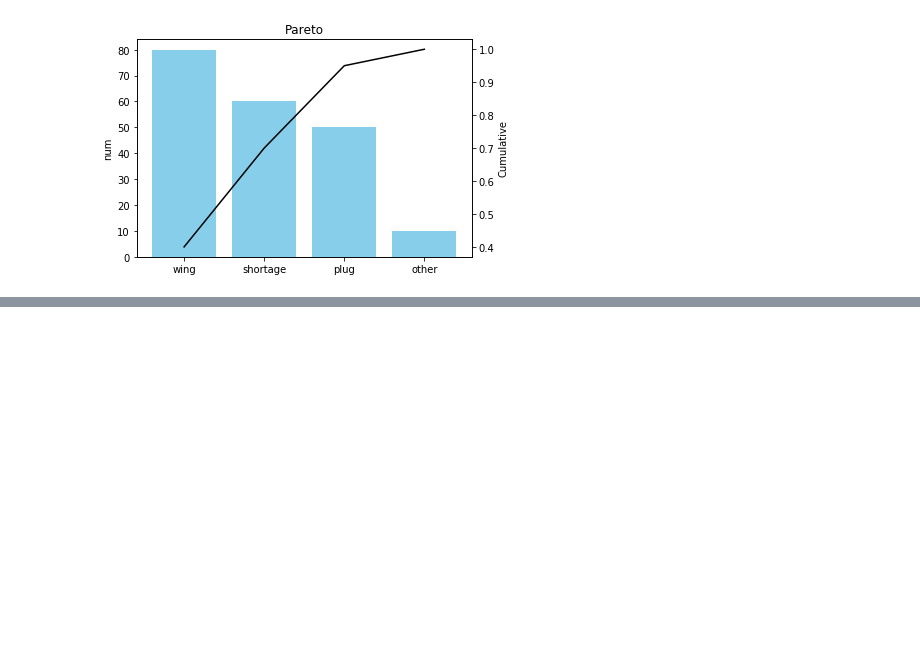
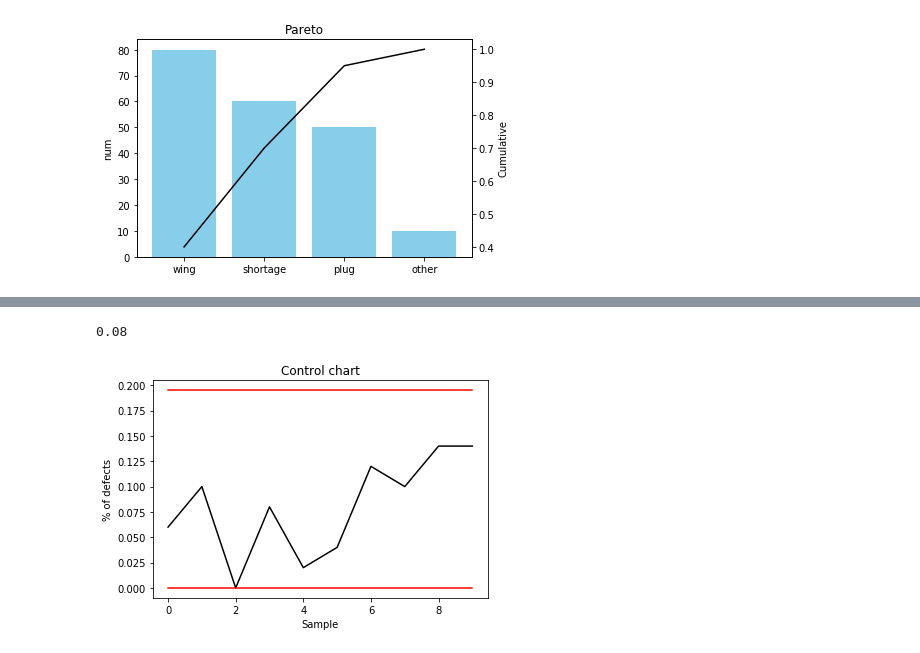
Before and after one commit to eponkratova/statistics, a Jupyter notebook: code.ipynb, the cells around one changed output, grey strips where cells are left out. Cells and saved outputs as stored; diff of their text form; code cells hidden in the pictures; blank space fills up the shorter version.

```diff
--- a/code.ipynb
+++ b/code.ipynb
@@ -2406,0 +2470,50 @@ plt.show()
+# %%
+#Creating a dataset
+raw = [
+{'defects': 3},
+{'defects': 5},
+{'defects': 0},
+{'defects': 4},
+{'defects': 1},
+{'defects': 2},
+{'defects': 6},
+{'defects': 5},
+{'defects': 7},
+{'defects': 7}
+ ]
+
+df = pd.DataFrame(raw)
+number_sampled = 500
+# %%
+def mean_proportion_defective(defects, total):
+    """The function calculates mean proportion defective for p-chart"""
+    global p
+    p = defects.sum() / float(total)
+    return p
+mean_proportion_defective(df.iloc[:,0], number_sampled)
+# %% [output]
+0.08
+# %%
+def control_limitas(n, data):
+    """The function calculates control limits for proportions"""
+    s = ((p * (1 - p)) / n) **0.5
+    ucl = p + 3 * s
+    if (p - 3 * s) < 0:
+        lcl = 0
+    else:
+        lcl = (p - 3 * s)
+    return data.insert(data.shape[1], 'lcl', lcl),    data.insert(data.shape[1], 'ucl', ucl)
+control_limitas(50, df)
+
+df['p'] = df.defects.divide(50)
+# %%
+#Plotting the results
+plt.plot('p', data = df, color='black')
+plt.plot('lcl', data = df, color='red')
+plt.plot('ucl', data = df, color='red')
+plt.title('Control chart')
+plt.xlabel('Sample')
+plt.ylabel('% of defects')
+plt.show()
+# %% [output]
+[figure, added]
```
Also changed, not shown: parts of 10 cells of this notebook, 1 other file.
